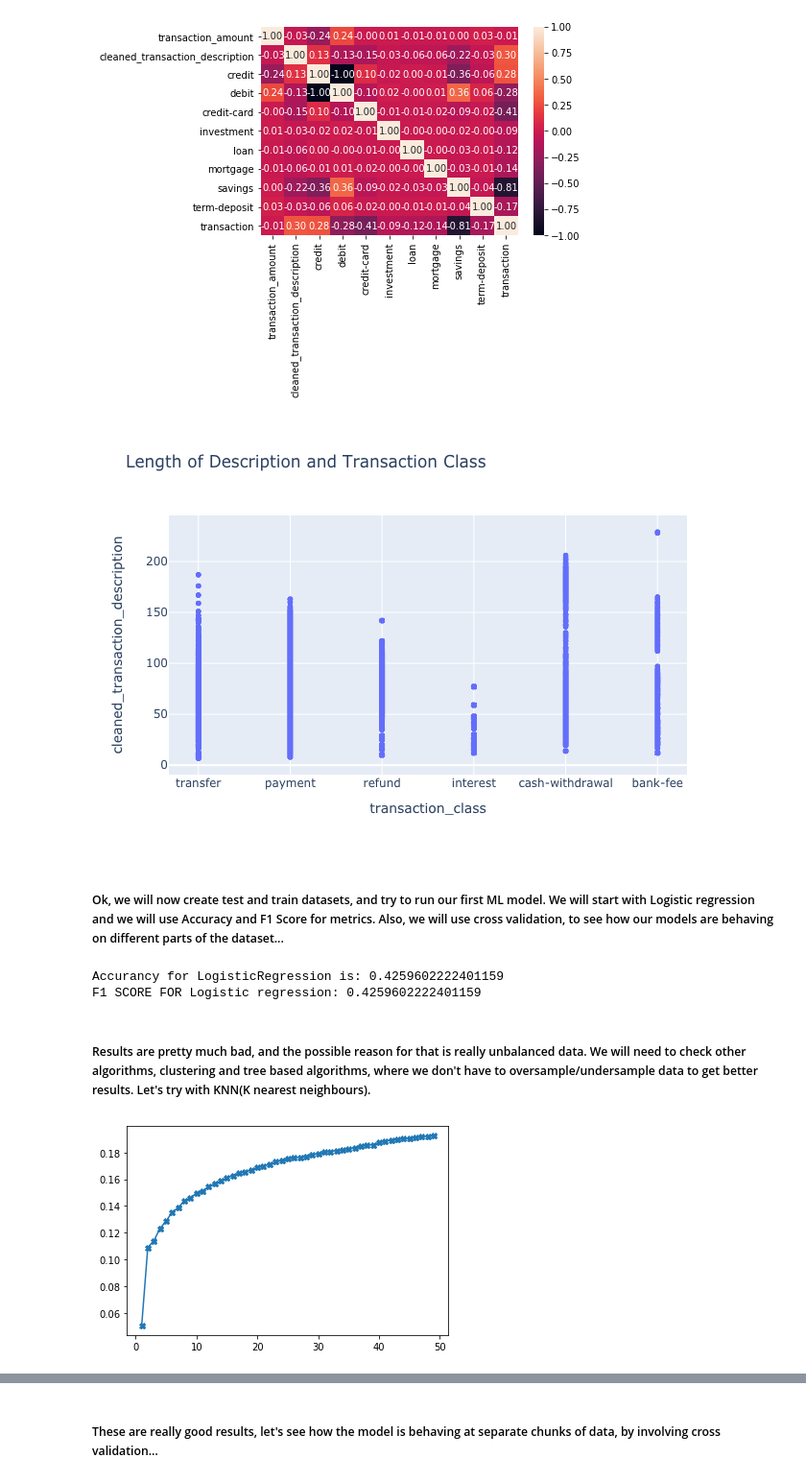
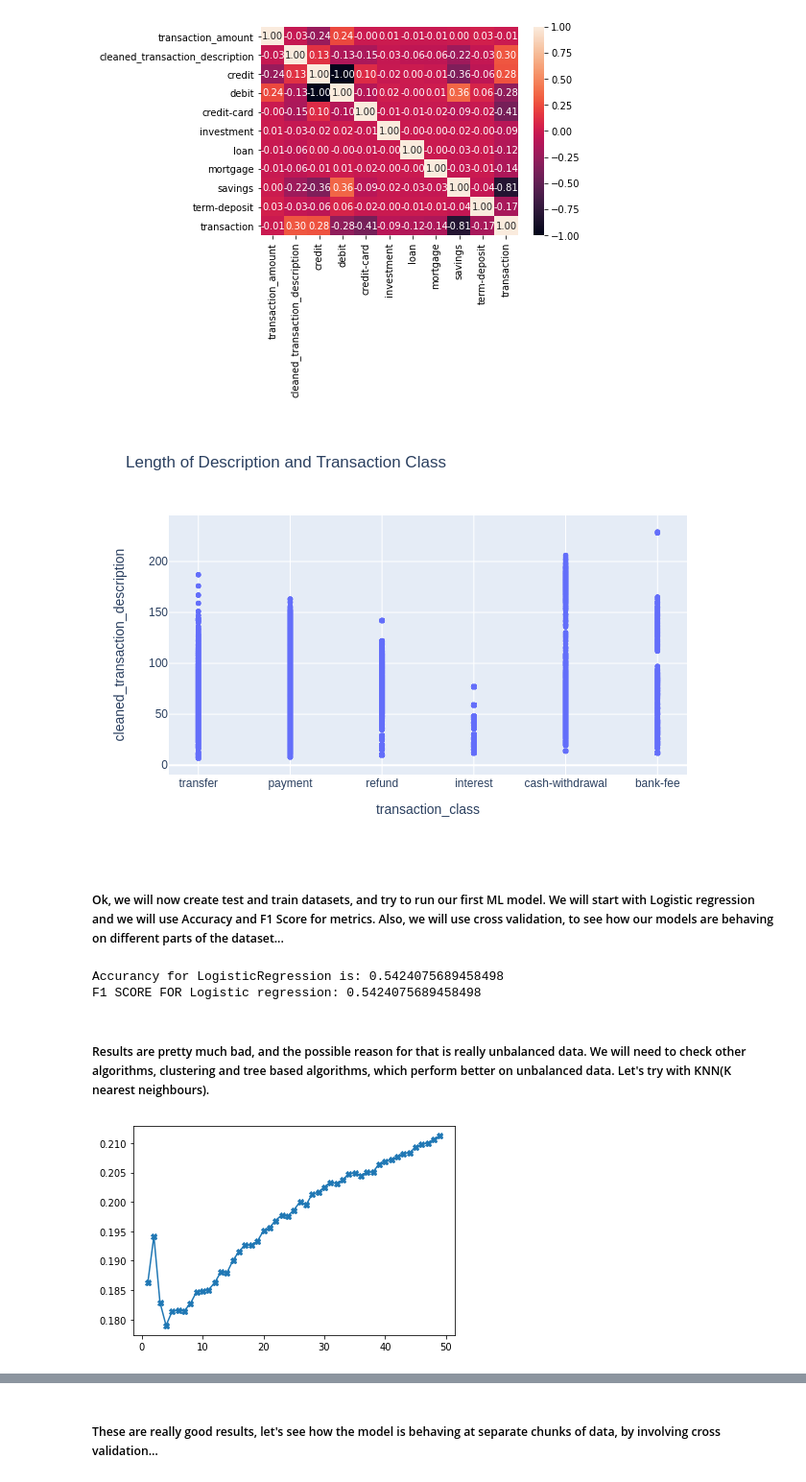
Before and after one commit to dragosavac/payment_classification, a Jupyter notebook: Payment_Classification.ipynb, the cells around one changed output, grey strips where cells are left out. Shown at 96% size. Saved outputs shown, nothing was run; the diff lists cells and outputs as text; code cells hidden in the pictures.

```diff
--- a/Payment_Classification.ipynb
+++ b/Payment_Classification.ipynb
@@ -149,13 +147,15 @@ vis_1.show('png')
 # %% [markdown]
 ##### As we can see in this visualization, we have a lot of outliers in our dataset, so we need to handle that
-# %%
-train_df = train_df[np.abs(train_df["transaction_amount"]-train_df["transaction_amount"].mean())
-                                                    <= (3*train_df["transaction_amount"].std())]
-test_df = test_df[np.abs(test_df["transaction_amount"]-test_df["transaction_amount"].mean())
-                                                 <= (3*test_df["transaction_amount"].std())]
-
-train_df.reset_index(drop=True, inplace=True)
-test_df.reset_index(drop=True, inplace=True)
+# %%
+def drop_outliers(df):
+    df = df[np.abs(df["transaction_amount"]-df["transaction_amount"].mean())
+                                      <= (3*df["transaction_amount"].std())]
+    df.reset_index(drop=True, inplace=True)
+
+    return df
+# %%
+train_df = drop_outliers(train_df)
+test_df = drop_outliers(test_df)
 # %% [markdown]
 ##### Now we can see how our data look like after dropping outliers...
 # %%
@@ -280,36 +280,37 @@ plt.show()
 vis_3 = px.scatter(basic_model_train,x="transaction_class",y="cleaned_transaction_description",title="Length of Description and Transaction Class")
 vis_3.show('png')
 # %% [output]
-[figure, old version]
+[figure, new version]
 # %% [markdown]
 ##### Ok, we will now create test and train datasets, and try to run our first ML model. We will start with Logistic regression and we will use Accuracy and F1 Score for metrics. Also, we will use cross validation, to see how our models are behaving on different parts of the dataset...
 # %%
-X_train = basic_model_train.drop(columns=["transaction_class", "transaction_description"])
-y_train = basic_model_train["transaction_class"]
-X_test = basic_model_test.drop(columns=["foreign", "transaction_description"])
-X_test = X_test.reindex(sorted(X_test.columns), axis=1)
-X_train = X_train.reindex(sorted(X_train.columns), axis=1)
+X = basic_model_train.drop(columns=["transaction_class", "transaction_description"])
+y = basic_model_train["transaction_class"]
+X_scorecard = basic_model_test.drop(columns=["foreign", "transaction_description"])
+X_scorecard  = X_scorecard.reindex(sorted(X_scorecard.columns), axis=1)
+X = X.reindex(sorted(X.columns), axis=1)
+X_train, X_test, y_train, y_test = train_test_split(X,y,test_size=0.3)
 # %%
 logModel = LogisticRegression()
 logModel.fit(X_train,y_train)
-logModel_predicted_classes = logModel.predict(X_train)
-print('Accurancy for LogisticRegression is: {}'.format(accuracy_score(y_train, logModel_predicted_classes)))
-print("F1 SCORE FOR Logistic regression: {}".format(f1_score(y_train,logModel_predicted_classes,pos_label='positive',average='micro')))
+logModel_predicted_classes = logModel.predict(X_test)
+print('Accurancy for LogisticRegression is: {}'.format(accuracy_score(y_test, logModel_predicted_classes)))
+print("F1 SCORE FOR Logistic regression: {}".format(f1_score(y_test,logModel_predicted_classes,pos_label='positive',average='micro')))
 # %% [output]
-Accurancy for LogisticRegression is: 0.4259602222401159
-F1 SCORE FOR Logistic regression: 0.4259602222401159
+Accurancy for LogisticRegression is: 0.5424075689458498
+F1 SCORE FOR Logistic regression: 0.5424075689458498
 # %% [markdown]
-##### Results are pretty much bad, and the possible reason for that is really unbalanced data. We will need to check other algorithms, clustering and tree based algorithms, where we don't have to oversample/undersample data to get better results. Let's try with KNN(K nearest neighbours).
+##### Results are pretty much bad, and the possible reason for that is really unbalanced data. We will need to check other algorithms, clustering and tree based algorithms, which perform better on unbalanced data. Let's try with KNN(K nearest neighbours).
 # %%
 errors = []
 for k in range(1,50):
     knn = KNeighborsClassifier(n_neighbors=k)
     knn.fit(X_train,y_train)
-    pred = knn.predict(X_train)
-    errors.append(np.mean(pred!=y_train))
+    pred = knn.predict(X_test)
+    errors.append(np.mean(pred!=y_test))
 
 plt.plot(range(1,50),errors,marker="X")
 plt.show()
 # %% [output]
-[figure, old version]
+[figure, new version]
 # %%
```
Also changed, not shown: parts of 56 cells of this notebook, 2 other files.
